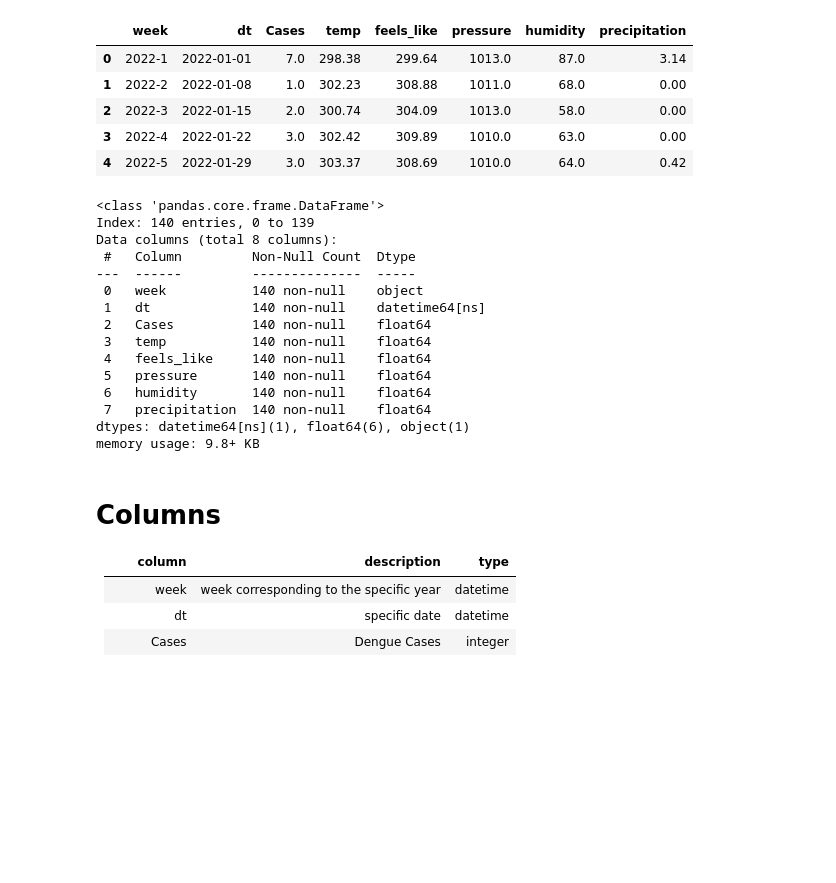
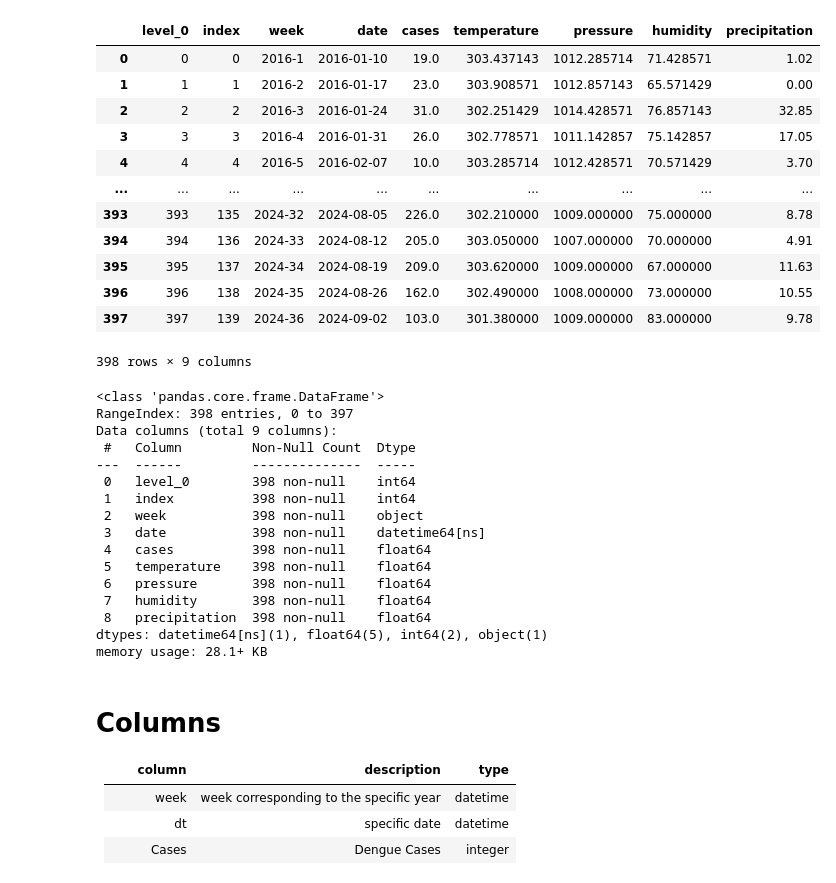
Before and after one commit to miniloda/Math-198.1---Special-Problem, a Jupyter notebook: rf.ipynb, the cells around one changed output. Saved outputs shown, nothing was run; the diff lists cells and outputs as text; code cells hidden in the pictures; blank space fills up the shorter version.

```diff
--- a/rf.ipynb
+++ b/rf.ipynb
@@ -2,34 +2,43 @@
 # import necessary libraries
 import pandas as pd
 # %%
-data = pd.read_csv('df_merged_weekly.csv', index_col=0)
-data['dt'] = pd.to_datetime(data['dt'])
-data.head()
+data = pd.read_csv('df_merged_weekly_all.csv', index_col=0)
+data['date'] = pd.to_datetime(data['date'])
+data.reset_index(inplace=True)
+data
 # %% [output]
-|  | week | dt | Cases | temp | feels_like | pressure | humidity | precipitation |
-| 0 | 2022-1 | 2022-01-01 | 7.0 | 298.38 | 299.64 | 1013.0 | 87.0 | 3.14 |
-| 1 | 2022-2 | 2022-01-08 | 1.0 | 302.23 | 308.88 | 1011.0 | 68.0 | 0.00 |
-| 2 | 2022-3 | 2022-01-15 | 2.0 | 300.74 | 304.09 | 1013.0 | 58.0 | 0.00 |
-| 3 | 2022-4 | 2022-01-22 | 3.0 | 302.42 | 309.89 | 1010.0 | 63.0 | 0.00 |
-| 4 | 2022-5 | 2022-01-29 | 3.0 | 303.37 | 308.69 | 1010.0 | 64.0 | 0.42 |
+|  | level_0 | index | week | date | cases | temperature | pressure | humidity | precipitation |
+| 0 | 0 | 0 | 2016-1 | 2016-01-10 | 19.0 | 303.437143 | 1012.285714 | 71.428571 | 1.02 |
+| 1 | 1 | 1 | 2016-2 | 2016-01-17 | 23.0 | 303.908571 | 1012.857143 | 65.571429 | 0.00 |
+| 2 | 2 | 2 | 2016-3 | 2016-01-24 | 31.0 | 302.251429 | 1014.428571 | 76.857143 | 32.85 |
+| 3 | 3 | 3 | 2016-4 | 2016-01-31 | 26.0 | 302.778571 | 1011.142857 | 75.142857 | 17.05 |
+| 4 | 4 | 4 | 2016-5 | 2016-02-07 | 10.0 | 303.285714 | 1012.428571 | 70.571429 | 3.70 |
+| ... | ... | ... | ... | ... | ... | ... | ... | ... | ... |
+| 393 | 393 | 135 | 2024-32 | 2024-08-05 | 226.0 | 302.210000 | 1009.000000 | 75.000000 | 8.78 |
+| 394 | 394 | 136 | 2024-33 | 2024-08-12 | 205.0 | 303.050000 | 1007.000000 | 70.000000 | 4.91 |
+| 395 | 395 | 137 | 2024-34 | 2024-08-19 | 209.0 | 303.620000 | 1009.000000 | 67.000000 | 11.63 |
+| 396 | 396 | 138 | 2024-35 | 2024-08-26 | 162.0 | 302.490000 | 1008.000000 | 73.000000 | 10.55 |
+| 397 | 397 | 139 | 2024-36 | 2024-09-02 | 103.0 | 301.380000 | 1009.000000 | 83.000000 | 9.78 |
+398 rows × 9 columns
 # %%
 data.info()
 # %% [output]
 <class 'pandas.core.frame.DataFrame'>
-Index: 140 entries, 0 to 139
-Data columns (total 8 columns):
+RangeIndex: 398 entries, 0 to 397
+Data columns (total 9 columns):
  #   Column         Non-Null Count  Dtype
 ---  ------         --------------  -----
- 0   week           140 non-null    object
- 1   dt             140 non-null    datetime64[ns]
- 2   Cases          140 non-null    float64
- 3   temp           140 non-null    float64
- 4   feels_like     140 non-null    float64
- 5   pressure       140 non-null    float64
- 6   humidity       140 non-null    float64
- 7   precipitation  140 non-null    float64
-dtypes: datetime64[ns](1), float64(6), object(1)
-memory usage: 9.8+ KB
+ 0   level_0        398 non-null    int64
+ 1   index          398 non-null    int64
+ 2   week           398 non-null    object
+ 3   date           398 non-null    datetime64[ns]
+ 4   cases          398 non-null    float64
+ 5   temperature    398 non-null    float64
+ 6   pressure       398 non-null    float64
+ 7   humidity       398 non-null    float64
+ 8   precipitation  398 non-null    float64
+dtypes: datetime64[ns](1), float64(5), int64(2), object(1)
+memory usage: 28.1+ KB
 # %% [markdown]
 # Columns
 | column        | description                             | type     |
```
Also changed, not shown: parts of 8 cells of this notebook, 8 other files.
